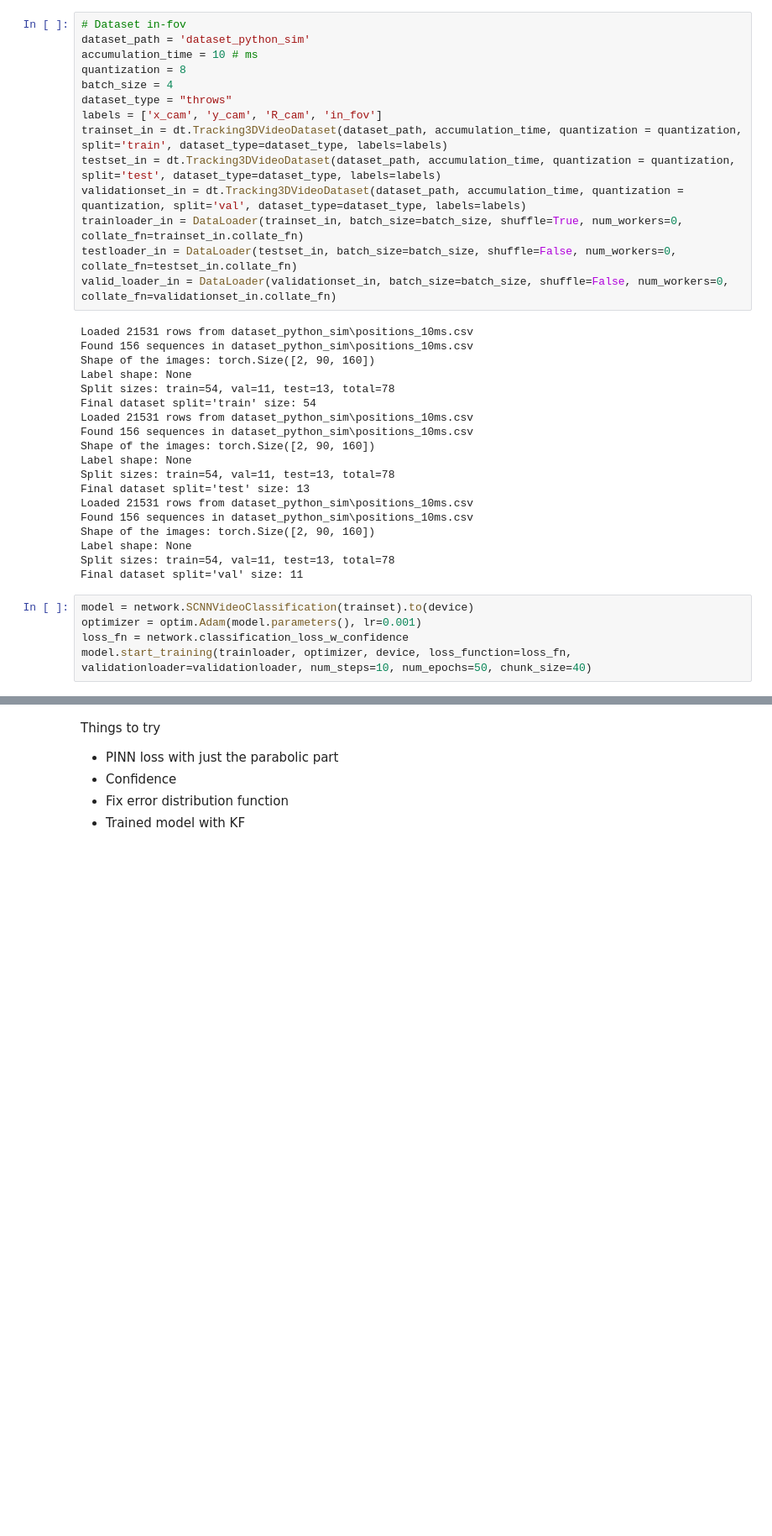
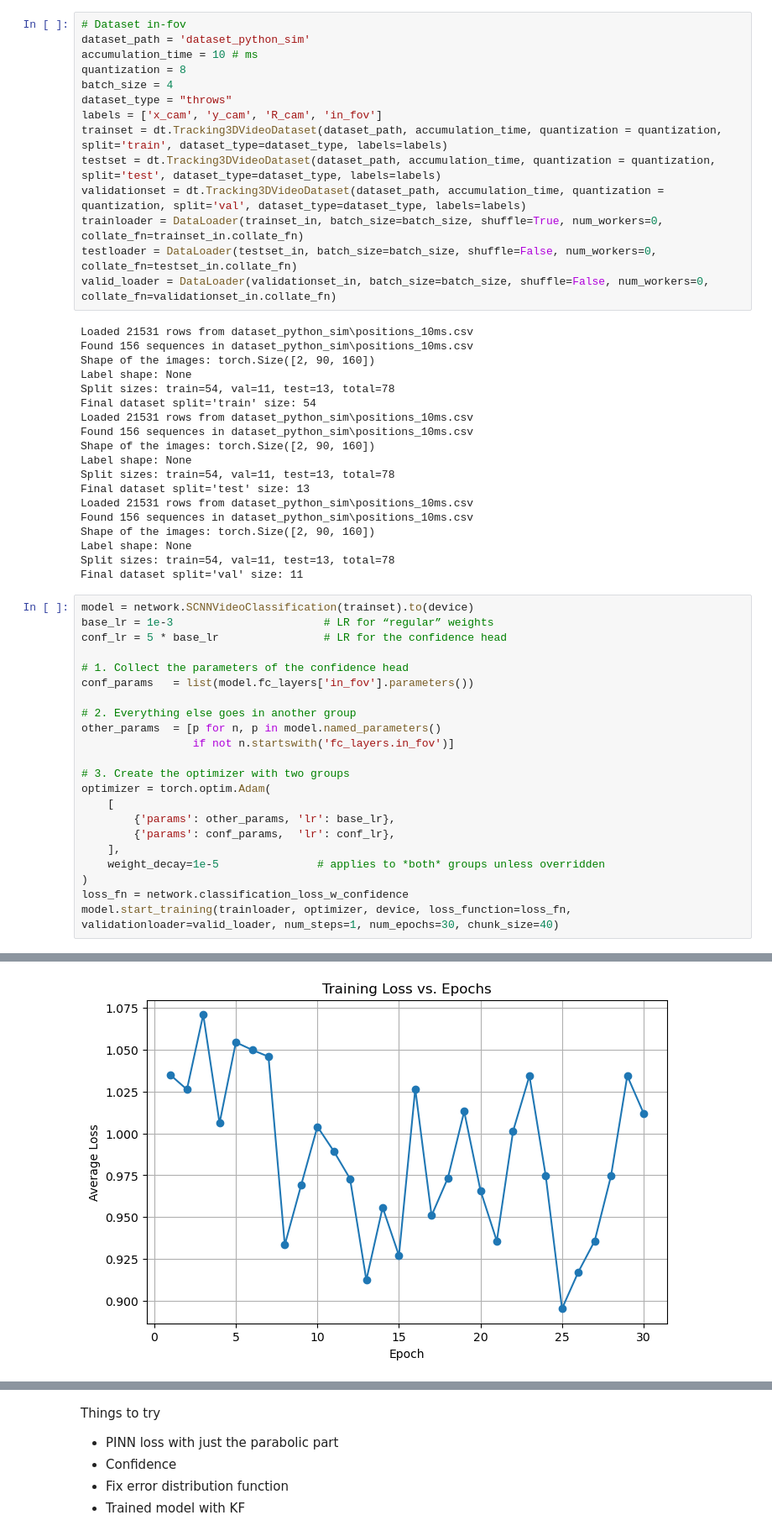
Before and after one commit to MarioRealEn/GoalieSNN, a Jupyter notebook: tests.ipynb, the cells around one changed output, grey strips where cells are left out. Shown at 84% size. Cells and saved outputs as stored; diff of their text form; blank space fills up the shorter version.

```diff
--- a/tests.ipynb
+++ b/tests.ipynb
@@ -275,12 +275,12 @@ quantization = 8
 batch_size = 4
 dataset_type = "throws"
 labels = ['x_cam', 'y_cam', 'R_cam', 'in_fov']
-trainset_in = dt.Tracking3DVideoDataset(dataset_path, accumulation_time, quantization = quantization, split='train', dataset_type=dataset_type, labels=labels)
-testset_in = dt.Tracking3DVideoDataset(dataset_path, accumulation_time, quantization = quantization, split='test', dataset_type=dataset_type, labels=labels)
-validationset_in = dt.Tracking3DVideoDataset(dataset_path, accumulation_time, quantization = quantization, split='val', dataset_type=dataset_type, labels=labels)
-trainloader_in = DataLoader(trainset_in, batch_size=batch_size, shuffle=True, num_workers=0, collate_fn=trainset_in.collate_fn)
-testloader_in = DataLoader(testset_in, batch_size=batch_size, shuffle=False, num_workers=0, collate_fn=testset_in.collate_fn)
-valid_loader_in = DataLoader(validationset_in, batch_size=batch_size, shuffle=False, num_workers=0, collate_fn=validationset_in.collate_fn)
+trainset = dt.Tracking3DVideoDataset(dataset_path, accumulation_time, quantization = quantization, split='train', dataset_type=dataset_type, labels=labels)
+testset = dt.Tracking3DVideoDataset(dataset_path, accumulation_time, quantization = quantization, split='test', dataset_type=dataset_type, labels=labels)
+validationset = dt.Tracking3DVideoDataset(dataset_path, accumulation_time, quantization = quantization, split='val', dataset_type=dataset_type, labels=labels)
+trainloader = DataLoader(trainset_in, batch_size=batch_size, shuffle=True, num_workers=0, collate_fn=trainset_in.collate_fn)
+testloader = DataLoader(testset_in, batch_size=batch_size, shuffle=False, num_workers=0, collate_fn=testset_in.collate_fn)
+valid_loader = DataLoader(validationset_in, batch_size=batch_size, shuffle=False, num_workers=0, collate_fn=validationset_in.collate_fn)
 # %% [output]
 Loaded 21531 rows from dataset_python_sim\positions_10ms.csv
 Found 156 sequences in dataset_python_sim\positions_10ms.csv
@@ -302,9 +302,26 @@ Split sizes: train=54, val=11, test=13, total=78
 Final dataset split='val' size: 11
 # %%
 model = network.SCNNVideoClassification(trainset).to(device)
-optimizer = optim.Adam(model.parameters(), lr=0.001)
+base_lr = 1e-3                       # LR for “regular” weights
+conf_lr = 5 * base_lr                # LR for the confidence head
+
+# 1. Collect the parameters of the confidence head
+conf_params   = list(model.fc_layers['in_fov'].parameters())
+
+# 2. Everything else goes in another group
+other_params  = [p for n, p in model.named_parameters()
+                 if not n.startswith('fc_layers.in_fov')]
+
+# 3. Create the optimizer with two groups
+optimizer = torch.optim.Adam(
+    [
+        {'params': other_params, 'lr': base_lr},
+        {'params': conf_params,  'lr': conf_lr},
+    ],
+    weight_decay=1e-5               # applies to *both* groups unless overridden
+)
 loss_fn = network.classification_loss_w_confidence
-model.start_training(trainloader, optimizer, device, loss_function=loss_fn, validationloader=validationloader, num_steps=10, num_epochs=50, chunk_size=40)
+model.start_training(trainloader, optimizer, device, loss_function=loss_fn, validationloader=valid_loader, num_steps=1, num_epochs=30, chunk_size=40)
 # %% [output]
 Flattened feature size: 14080
 Number of x_cam bins: 161
@@ -326,0 +343 @@ KeyboardInterrupt:
+[figure, added]
```
Also changed, not shown: parts of 39 cells of this notebook, 3 other files.
